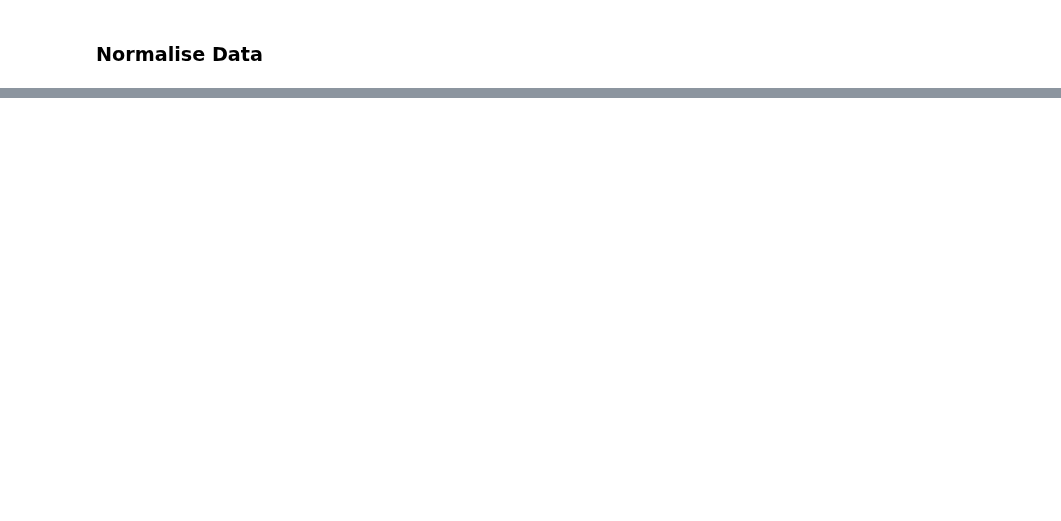
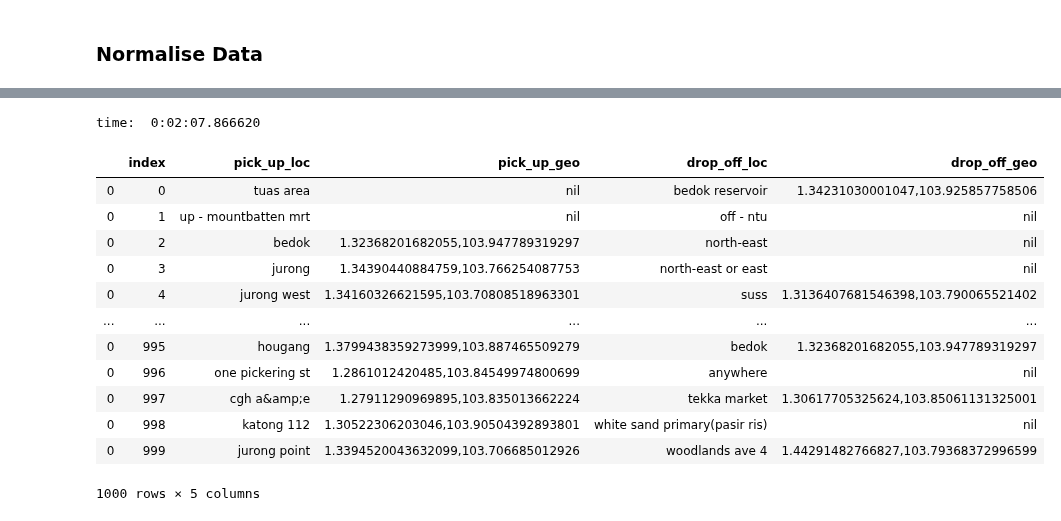
Before and after one commit to brytjy/sg-hitch-analysis, a Jupyter notebook: process-telegram-data.ipynb, the cells around one changed output, grey strips where cells are left out. Cells and saved outputs as stored; diff of their text form; code cells hidden in the pictures; blank space fills up the shorter version.

```diff
--- a/process-telegram-data.ipynb
+++ b/process-telegram-data.ipynb
@@ -694,0 +692,6 @@ def get_address(location):
+# %%
+# Check if values change
+for i in range(5004,5010):
+    print("Org: ", pick_up[i])
+    print("Clean: ", pick_up_clean[i])
+    print()
@@ -694,0 +716,7 @@ def get_address(location):
+# %%
+# Add columns to dataframe
+data_normalised = clean_data.assign(pick_up_clean=pick_up_clean,
+                                    drop_off_clean=drop_off_clean,
+                                    pick_up_geo="nil",
+                                    drop_off_geo="nil")
+data_normalised.head()
@@ -694,0 +730,25 @@ def get_address(location):
+# %%
+#from fake_useragent import UserAgent
+#ua = UserAgent()
+#HEADER = {'User-Agent': ua.random}
+HEADERS_LIST = [
+    'Mozilla/5.0 (Windows; U; Windows NT 6.1; x64; fr; rv:1.9.2.13) Gecko/20101203 Firebird/3.6.13',
+    'Mozilla/5.0 (compatible, MSIE 11, Windows NT 6.3; Trident/7.0; rv:11.0) like Gecko',
+    'Mozilla/5.0 (Windows; U; Windows NT 6.1; rv:2.2) Gecko/20110201',
+    'Opera/9.80 (X11; Linux i686; Ubuntu/14.10) Presto/2.12.388 Version/12.16',
+    'Mozilla/5.0 (Windows NT 5.2; RW; rv:7.0a1) Gecko/20091211 SeaMonkey/9.23a1pre'
+]
+
+PROXY_URL = 'https://free-proxy-list.net/'
+
+def get_proxies():
+    response = requests.get(PROXY_URL)
+    soup = BeautifulSoup(response.text, 'lxml')
+    table = soup.find('table',id='proxylisttable')
+    list_tr = table.find_all('tr')
+    list_td = [elem.find_all('td') for elem in list_tr]
+    list_td = list(filter(None, list_td))
+    list_ip = [elem[0].text for elem in list_td]
+    list_ports = [elem[1].text for elem in list_td]
+    list_proxies = [':'.join(elem) for elem in list(zip(list_ip, list_ports))]
+    return list_proxies
@@ -695,2 +812,25 @@ def get_address(location):
+# %%
+start = datetime.now()
+with Pool(15) as p:
+    result = p.map(get_address, range(1000))
+print("time: ", datetime.now()-start)
+# %% [output]
+time:  0:02:07.866620
+# %%
+pd.concat(result)
+# %% [output]
+|  | index | pick_up_loc | pick_up_geo | drop_off_loc | drop_off_geo |
+| 0 | 0 | tuas area | nil | bedok reservoir | 1.34231030001047,103.925857758506 |
+| 0 | 1 | up - mountbatten mrt | nil | off - ntu | nil |
+| 0 | 2 | bedok | 1.32368201682055,103.947789319297 | north-east | nil |
+| 0 | 3 | jurong | 1.34390440884759,103.766254087753 | north-east or east | nil |
+| 0 | 4 | jurong west | 1.34160326621595,103.70808518963301 | suss | 1.3136407681546398,103.790065521402 |
+| ... | ... | ... | ... | ... | ... |
+| 0 | 995 | hougang | 1.3799438359273999,103.887465509279 | bedok | 1.32368201682055,103.947789319297 |
+| 0 | 996 | one pickering st | 1.2861012420485,103.84549974800699 | anywhere | nil |
+| 0 | 997 | cgh a&amp;e | 1.27911290969895,103.835013662224 | tekka market | 1.30617705325624,103.85061131325001 |
+| 0 | 998 | katong 112 | 1.30522306203046,103.90504392893801 | white sand primary(pasir ris) | nil |
+| 0 | 999 | jurong point | 1.3394520043632099,103.706685012926 | woodlands ave 4 | 1.44291482766827,103.79368372996599 |
+1000 rows × 5 columns
 # %%
 clean_data.to_csv("./data/sg_hitch_data.csv")
```
Also changed, not shown: parts of 13 cells of this notebook.
